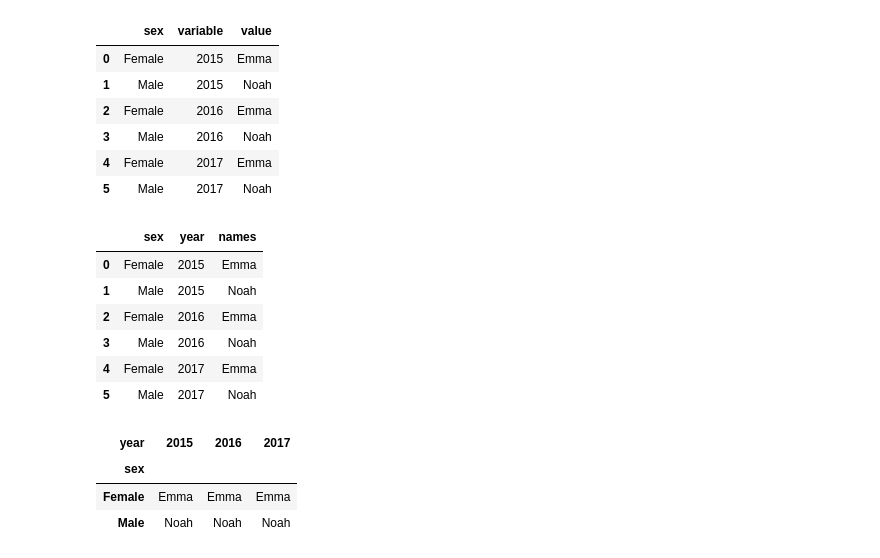
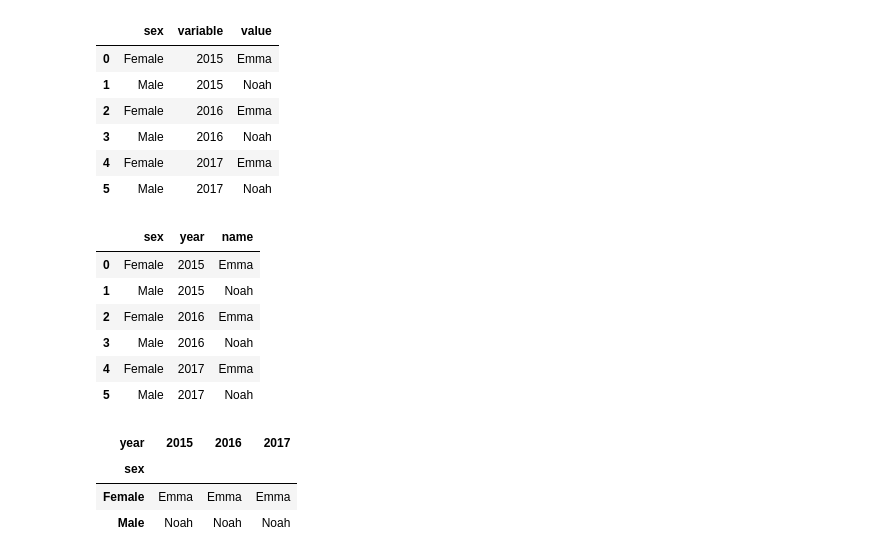
Before and after one commit to ashleykima/Data200_Spring23, a Jupyter notebook: notes/inclass/pandas-intro - Feb 28.ipynb, the cells around one changed output. Saved outputs shown, nothing was run; the diff lists cells and outputs as text; code cells hidden in the pictures.

```diff
--- a/notes/inclass/pandas-intro - Feb 28.ipynb
+++ b/notes/inclass/pandas-intro - Feb 28.ipynb
@@ -840,10 +853,10 @@ names_by_year.melt(id_vars='sex')
 | 4 | Female | 2017 | Emma |
 | 5 | Male | 2017 | Noah |
 # %%
-names_melted = names_by_year.melt(id_vars = 'sex', var_name='year',value_name='names')
+names_melted = names_by_year.melt(id_vars = 'sex', var_name='year',value_name='name')
 names_melted
 # %% [output]
-|  | sex | year | names |
+|  | sex | year | name |
 | 0 | Female | 2015 | Emma |
 | 1 | Male | 2015 | Noah |
 | 2 | Female | 2016 | Emma |
```
Also changed, not shown: parts of 18 cells of this notebook, 2 other files.
